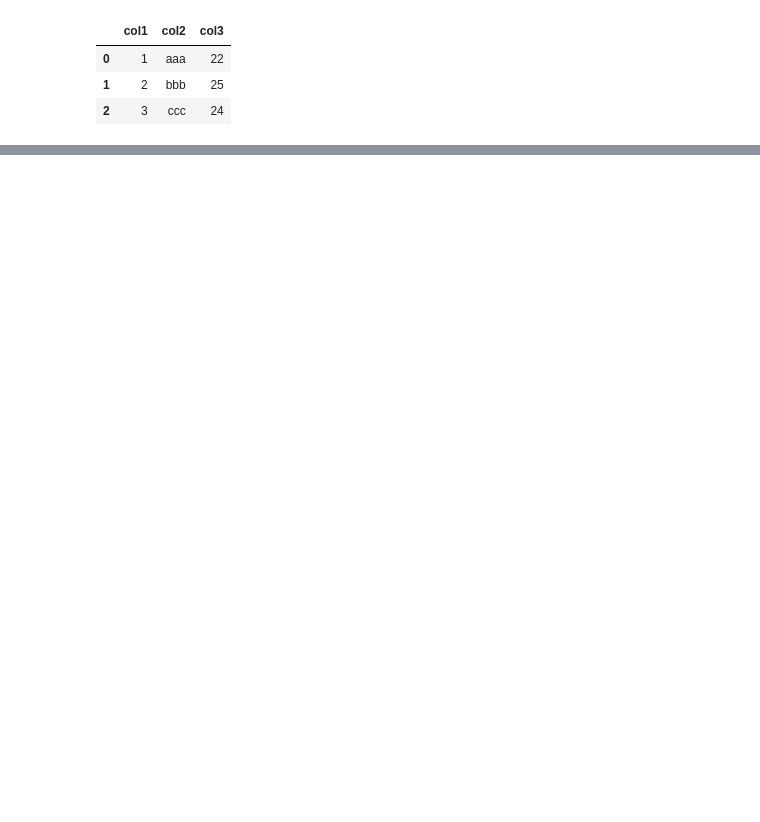
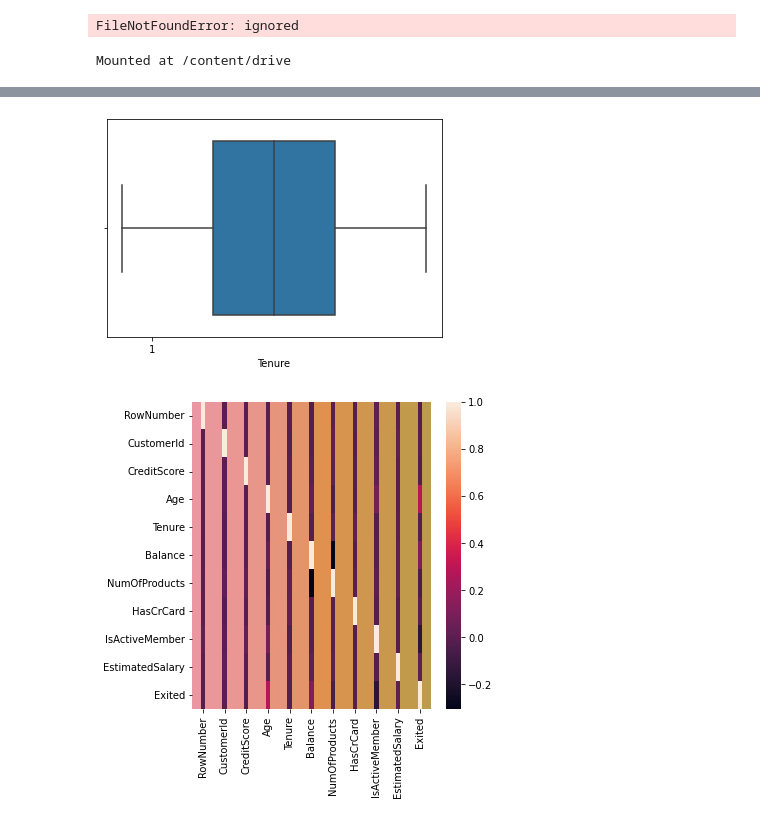
Before and after one commit to IBM-EPBL/IBM-Project-20074-1659711991, a Jupyter notebook: IBM Assignments/Sudharshiny/sudharshiny.ipynb, the cells around one changed output, grey strips where cells are left out. Saved outputs shown, nothing was run; the diff lists cells and outputs as text; code cells hidden in the pictures; blank space fills up the shorter version.

```diff
--- a/IBM Assignments/Sudharshiny/sudharshiny.ipynb
+++ b/IBM Assignments/Sudharshiny/sudharshiny.ipynb
@@ -132,8 +1,32 @@ lists = [[1, 'aaa', 22], [2, 'bbb', 25], [3, 'ccc', 24]]
-# %%
-df = pd.DataFrame(lists, columns =['col1',"col2","col3"])
-df
-# %% [output]
-|  | col1 | col2 | col3 |
-| 0 | 1 | aaa | 22 |
-| 1 | 2 | bbb | 25 |
-| 2 | 3 | ccc | 24 |
+# %%
+import pandas as pd
+import numpy as np
+import sklearn
+data=pd.read_csv("/content/drive/MyDrive/Assignment 2/Churn_Modelling.csv")
+# %% [output]
+FileNotFoundError: ignored
+# %%
+from google.colab import drive
+drive.mount('/content/drive')
+# %% [output]
+Mounted at /content/drive
+# %%
+import pandas as pd
+import numpy as np
+import sklearn
+data=pd.read_csv("/content/drive/MyDrive/Assignment 2/Churn_Modelling.csv")
+# %%
+import seaborn as sns
+import matplotlib.pyplot as plt
+data.head()
+data.tail()
+plt.boxplot(data['Age'])
+sns.boxplot(data['Tenure'])
+sns.displot(data['Age'])
+sns.lineplot(x="Age",y="Balance",data=data)
+sns.barplot(x='Age',y='Balance',data=data)
+sns.countplot(x='Age',data=data)
+corr_matrix=data.corr()
+sns.heatmap(corr_matrix)
+data.describe()
+# %% [output]
@@ -139,0 +42,2 @@ df
+[figure, added]
+[figure, added]
```
Also changed, not shown: parts of 39 cells of this notebook, 24 other files.
